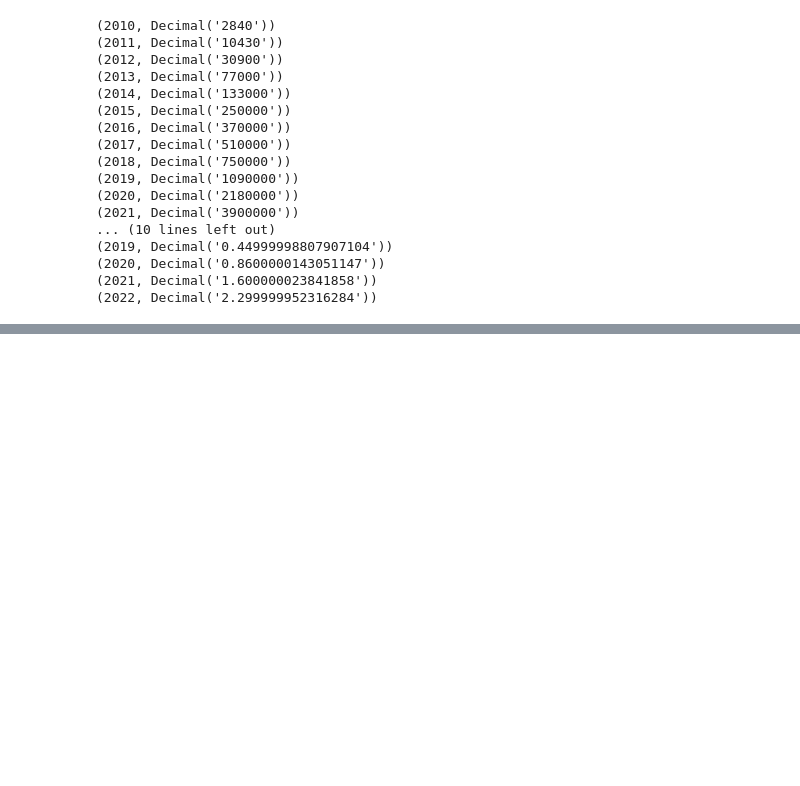
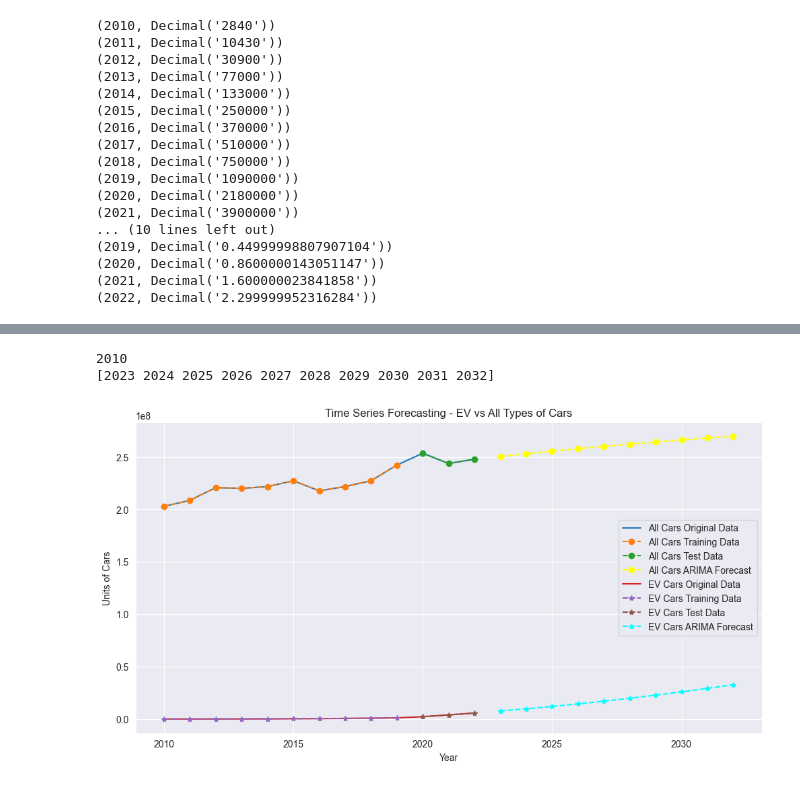
Before and after one commit to BrianRiera/CA_Database-Analytics, a Jupyter notebook: EV Sales.ipynb, the cells around one changed output, grey strips where cells are left out. Saved outputs shown, nothing was run; the diff lists cells and outputs as text; code cells hidden in the pictures; blank space fills up the shorter version.

```diff
--- a/EV Sales.ipynb
+++ b/EV Sales.ipynb
@@ -229,0 +307,74 @@ plt.show()
+# %%
+import pandas as pd
+import numpy as np
+import matplotlib.pyplot as plt
+from statsmodels.tsa.arima.model import ARIMA
+from sklearn.metrics import mean_squared_error
+from math import sqrt
+
+df_allCars = df_combined
+
+# Plot the original time series data
+'''
+plt.figure(figsize=(10, 6))
+plt.plot(df_raw.index, df['AllCars_Total'], label='Original Data')
+plt.title('Electric Vehicles Dataset')
+plt.xlabel('Year')
+plt.ylabel('EVCars')
+plt.legend()
+plt.show()
+'''
+# Splitting the data into training and testing sets
+train_size_all_cars = int(len(df_allCars) * 0.8)
+train_all_cars, test_all_cars = df_allCars[:train_size_all_cars], df_allCars[train_size_all_cars:]
+
+
+# Fit ARIMA model
+order_all_cars = (1,1,1)  # ARIMA parameters (p, d, q)
+model_all_cars = ARIMA(df_allCars['AllCars_Total'].astype(float), order=order_all_cars)
+fit_model_all_cars = model_all_cars.fit()
+
+forecast_steps_all_cars = 10  # Adjust the number of steps as needed
+
+# Forecasting
+forecast_all_cars = fit_model_all_cars.get_forecast(steps=forecast_steps_all_cars)
+conf_int = forecast_all_cars.conf_int()
+forecast_values_all_cars = forecast_all_cars.predicted_mean
+
+print(df_allCars.index.min())
+# Extend the time index for plotting
+forecast_index_all_cars = np.arange(df_allCars.index.max() +1, df_allCars.index.max() + forecast_steps_all_cars + 1)
+
+print(forecast_index_all_cars)
+
+
+# Plotting the results
+plt.figure(figsize=(12, 6))
+plt.plot(df_allCars.index, df_allCars['AllCars_Total'], label='All Cars Original Data')
+plt.plot(train_all_cars.index, train_all_cars['AllCars_Total'], label='All Cars Training Data', linestyle='--', marker='o')
+plt.plot(test_all_cars.index, test_all_cars['AllCars_Total'], label='All Cars Test Data', linestyle='--', marker='o')
+
+# Plot the ARIMA Forecast along with confidence interval
+plt.plot(forecast_index_all_cars[-forecast_steps_all_cars:], forecast_values_all_cars, label='All Cars ARIMA Forecast', color='yellow', linestyle='--', marker='o')
+
+
+plt.plot(df_raw.index, df_raw['EVCars'], label='EV Cars Original Data')
+plt.plot(train.index, train['EVCars'], label='EV Cars Training Data', linestyle='--', marker='*')
+plt.plot(test.index, test['EVCars'], label='EV Cars Test Data', linestyle='--', marker='*')
+
+# Plot the ARIMA Forecast along with confidence interval
+plt.plot(forecast_index[-forecast_steps:], forecast_values, label='EV Cars ARIMA Forecast', color='cyan', linestyle='--', marker='*')
+
+
+plt.title('Time Series Forecasting - EV vs All Types of Cars')
+plt.xlabel('Year')
+plt.ylabel('Units of Cars')
+plt.legend()
+plt.show()
+
+print(test_all_cars['AllCars_Total'])
+print(forecast_values_all_cars.to_numpy())
+# %% [output]
+2010
+[2023 2024 2025 2026 2027 2028 2029 2030 2031 2032]
+[figure, added]
```
Also changed, not shown: parts of 6 cells of this notebook.
